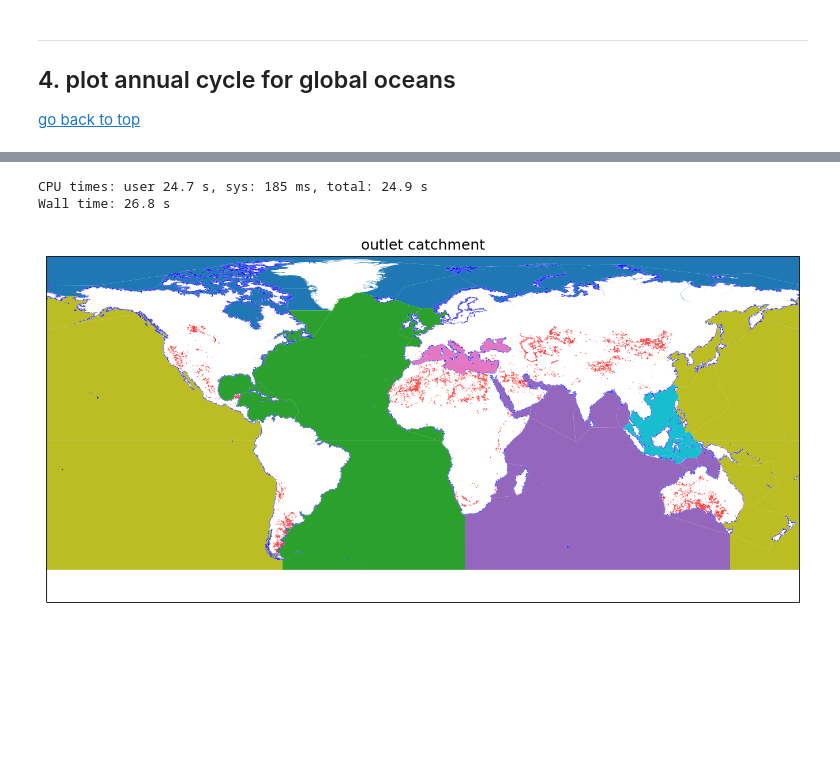
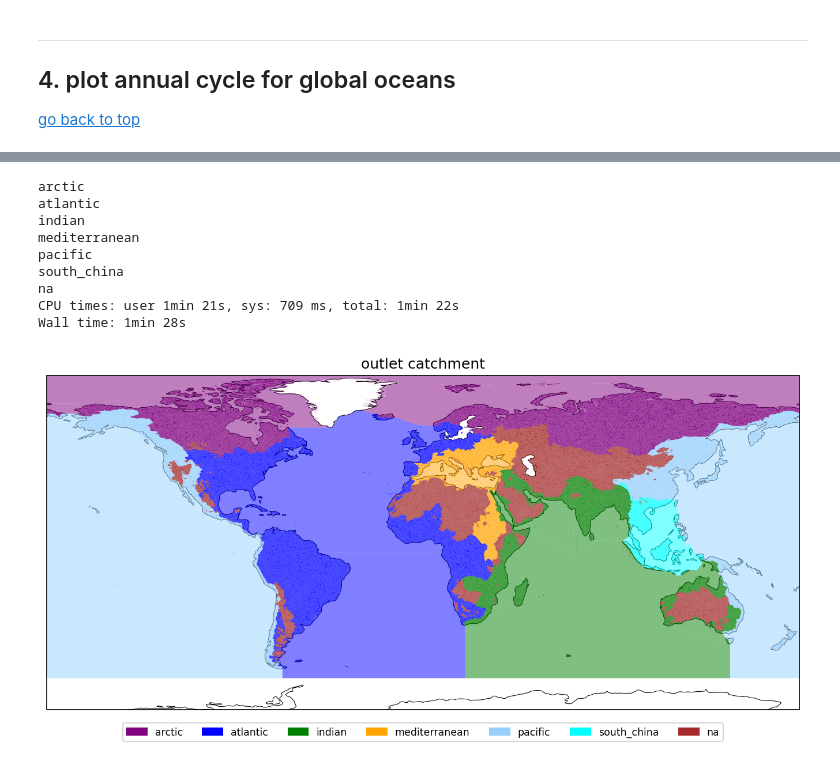
Before and after one commit to nmizukami/rof_postprocess-analysis, a Jupyter notebook: notebook/NB6_ROF_ocean_discharge.ipynb, the cells around one changed output, grey strips where cells are left out. Cells and saved outputs as stored; diff of their text form; code cells hidden in the pictures; blank space fills up the shorter version.

```diff
--- a/notebook/NB6_ROF_ocean_discharge.ipynb
+++ b/notebook/NB6_ROF_ocean_discharge.ipynb
@@ -160,7 +137,7 @@ for case, grid_name in cases.items():
     #annual
     year_data[case] = xr.open_mfdataset(f'{in_dire}/{case}.{model}.*.annual.nc', data_vars='minimal', chunks={'time':1}).sel(time=time_period).load()
     #seasonal (compute here instead of reading because of different time period)
-    seas_data[case] = month_data[case].groupby('time.month').mean('time')*
+    seas_data[case] = month_data[case].groupby('time.month').mean('time')
     vars_no_time = no_time_variable(month_data[case])
     seas_data[case][vars_no_time] = seas_data[case][vars_no_time].isel(month=0, drop=True)
 
@@ -276,5 +254,5 @@ for case, df in gauge_reach_lnk.items():
     #df = df.loc[(df['flag'] == 0)]
     df1 = df.drop(columns=['riv_name'])
     df2 = pd.merge(gauge_shp, df1, how="inner", left_on="id", right_on="gauge_id")
-    gauge_shp1[case]  = pd.merge(df2, df_outlet_cat, how="inner", left_on="route_id", right_on="hruid")
+    gauge_shp1[case]  = pd.merge(df2, riv_ocean, how="inner", left_on="route_id", right_on="hruid")
 # %% [output]
@@ -292,12 +268,12 @@ oceans_list = ['arctic', 'atlantic', 'indian', 'mediterranean', 'pacific', 'sout
 
 nrows=4; ncols=2
 fig, axes = plt.subplots(nrows, ncols, figsize=(7.25, 6.5))
-plt.subplots_adjust(top = 0.975, bottom = 0.065, right = 0.98, left = 0.10, hspace=0.225, wspace=0.250)# create some space below the plots by increasing the bottom-value
+plt.subplots_adjust(top = 0.95, bottom = 0.065, right = 0.98, left = 0.10, hspace=0.225, wspace=0.250)# create some space below the plots by increasing the bottom-value
 
 for ix, ocean_name in enumerate(oceans_list):
     row = ix // 2
     col = ix % 2
-    for case in plot_cases:
+    for case in cases:
         grid_name = cases[case]
 
         q_name = rof_grid[grid_name]['flow_name']
@@ -335,13 +311,13 @@ for ix, ocean_name in enumerate(oceans_list):
         axes[row,col].set_ylabel('')
     axes[row,col].tick_params('both',labelsize='x-small')
 
+#Legend- make space below the plot-raise bottom. there will be an label below the second last (bottom middle) ax, thanks to the bbox_to_anchor=(x, y) with a negative y-value.
+axes[row,col].legend(loc='center left', bbox_to_anchor=(1.20, 0.80, 0.75, 0.1), ncol=1, fontsize="small")
+
 for jx in range(ix+1,nrows*ncols):
     row = jx // 2
     col = jx % 2
     fig.delaxes(axes[row][col])
 
-#Legend- make space below the plot-raise bottom. there will be an label below the second last (bottom middle) ax, thanks to the bbox_to_anchor=(x, y) with a negative y-value.
-axes.flatten()[-2].legend(loc='upper center', bbox_to_anchor=(0.10, -0.30, 0.75, 0.1), ncol=5, fontsize="x-small")
-
-#plt.savefig(f"./Figures/NB6_Fig2_big_river_season_{plot_name}.png", dpi=200)
+plt.savefig(f"./Figures/NB6_Fig1_ocean_discharge_season_{plot_name}.png", dpi=200)
 # %% [output]
@@ -357,25 +334,47 @@ Wall time: 3.81 µs
 # %%
 %%time
 
 fig, ax = plt.subplots(1, figsize=(9.0, 5.0),subplot_kw={"projection": ccrs.PlateCarree()}, dpi=150)
 
-df_outlet_cat[df_outlet_cat['outletType']==1].plot(ax=ax, color='blue')
-df_outlet_cat[df_outlet_cat['outletType']==2].plot(ax=ax, color='red')
+cbar_kwrgs = {"shrink":0.9, "pad":0.02, "orientation": "horizontal"}
 
-ocean_shp.plot(ax=ax, column='ocean')
+ocean_colors = {
+    "arctic": "purple",
+    "atlantic": "blue",
+    "indian": "green",
+    "mediterranean": "orange",
+    "pacific": "xkcd:light blue",
+    "south_china": "cyan",
+    "na":"brown",
+}
 
+for ocean, color in ocean_colors.items():
+    riv_ocean[riv_ocean['ocean']==ocean].plot(ax=ax, color=color)
+    if ocean!='na':
+        ocean_shp[ocean_shp['ocean']==ocean].plot(ax=ax, color=color, alpha=0.5)
+    print(ocean)
+
+ax.add_feature(land, facecolor="none", edgecolor='k', lw=0.5, zorder=0)
 ax.set_title(f'outlet catchment')
 ax.set_xlim(-180, 180)
 ax.set_ylim([-75, 85])
 
-#ax.add_feature(land, facecolor='xkcd:beige', edgecolor='k', alpha=0.7, lw=0.1, zorder=0)
+patch = [mpatches.Patch(color=value, label=key) for key,value in ocean_colors.items()]
+ax.legend(handles=patch, loc='upper center', bbox_to_anchor=(0.5, -0.025), ncol=7, fontsize="small")
 
 fig.tight_layout()
 plt.savefig("./Figures/NBx_catch_outlet.png", dpi=150)
 
 if save_gpkg:
-    df_outlet_cat.to_file(f"{network_name}_outlet_cat.gpkg", layer='catch', driver="GPKG")
+    riv_ocean.to_file(f"{network_name}_outlet_cat.gpkg", layer='catch', driver="GPKG")
 # %% [output]
-CPU times: user 24.7 s, sys: 185 ms, total: 24.9 s
-Wall time: 26.8 s
+arctic
+atlantic
+indian
+mediterranean
+pacific
+south_china
+na
+CPU times: user 1min 21s, sys: 709 ms, total: 1min 22s
+Wall time: 1min 28s
-[figure, old version]
+[figure, new version]
```
Also changed, not shown: parts of 18 cells of this notebook.
